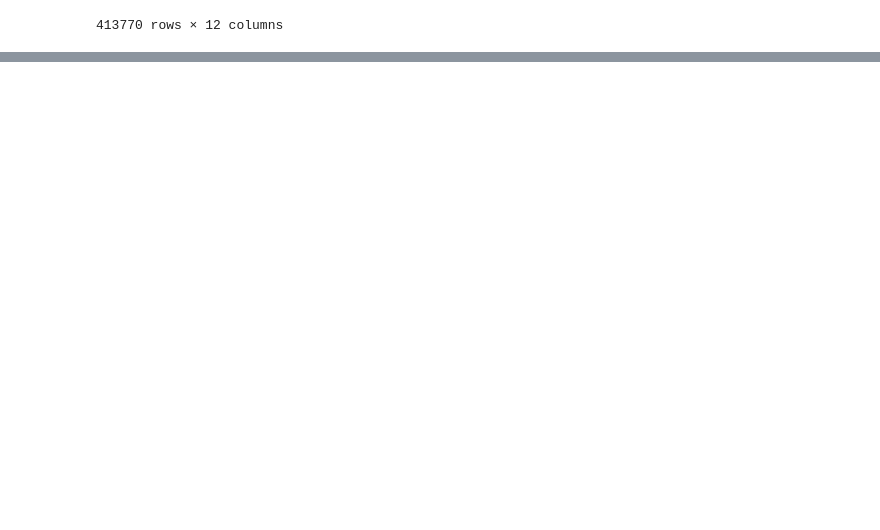
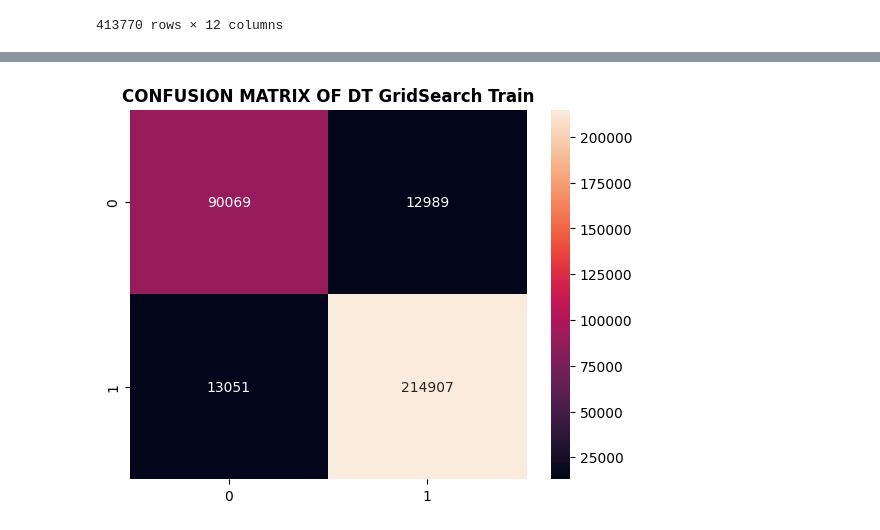
Before and after one commit to Danialloma/ProyectoIA4.3, a Jupyter notebook: main.ipynb, the cells around one changed output, grey strips where cells are left out. Cells and saved outputs as stored; diff of their text form; code cells hidden in the pictures; blank space fills up the shorter version.

```diff
--- a/main.ipynb
+++ b/main.ipynb
@@ -145,0 +284,13 @@ df_combined
+# %%
+dt_classifier = DecisionTreeClassifier()
+param_dt_classif = {
+    'criterion': ['gini', 'entropy', 'log_loss'],
+    'max_depth': [10, 12, 20],
+    'min_samples_leaf': [5, 10, 15]
+}
+
+grid_search_dt = GridSearchCV(estimator=dt_classifier, param_grid=param_dt_classif, cv=5, verbose=1)
+grid_search_dt.fit(X_train, y_train)
+best_class_dt = grid_search_dt.best_estimator_
+
+best_class_dt
@@ -145,0 +300,4 @@ df_combined
+# %%
+# Predicciones
+y_pred_dt_train = best_class_dt.predict(X_train)
+y_pred_dt_test = best_class_dt.predict(X_test)
@@ -145,0 +322,7 @@ df_combined
+# %%
+plt.figure()
+sns.heatmap(confusion_matrix(y_train, y_pred_dt_train), annot=True, fmt='g')
+plt.title('CONFUSION MATRIX OF DT GridSearch Train', fontweight='bold')
+plt.show()
+# %% [output]
+[figure, added]
```
Also changed, not shown: parts of 23 cells of this notebook.
